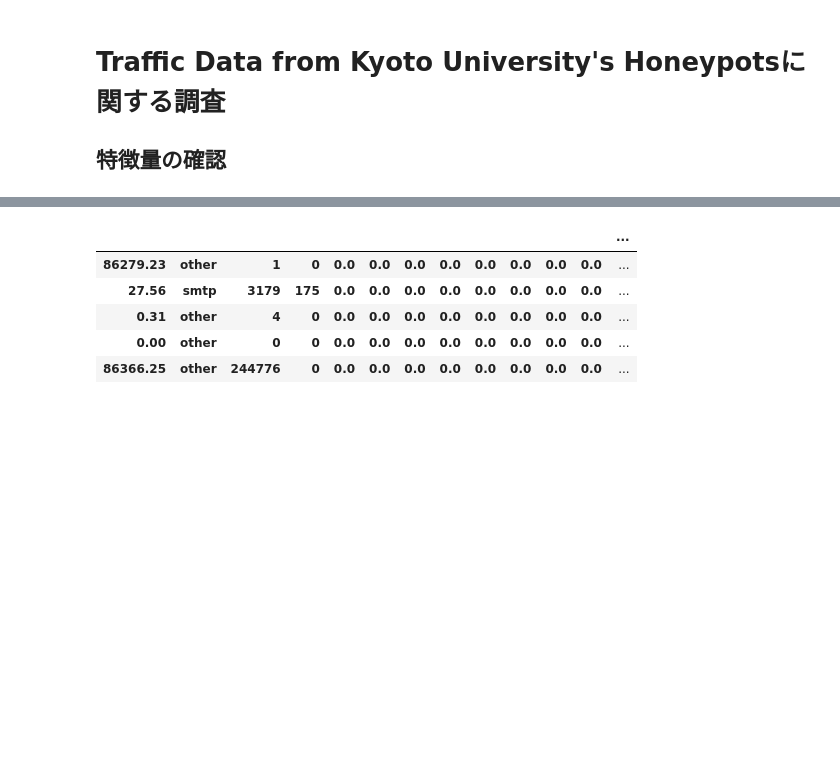
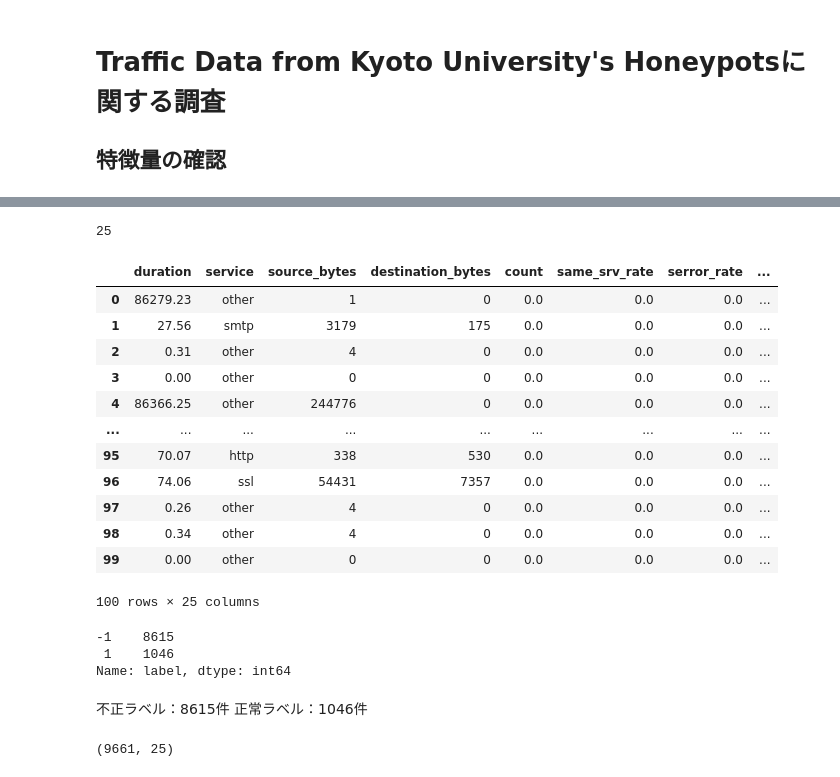
Before and after one commit to RyutaSato/ml-study-archive-rsato, a Jupyter notebook: kyoto_2016/main-2023-6-30.ipynb, the cells around one changed output, grey strips where cells are left out. Drawn from its saved outputs; the diff is of its cells as text; code cells hidden in the pictures; blank space fills up the shorter version.

```diff
--- a/kyoto_2016/main-2023-6-30.ipynb
+++ b/kyoto_2016/main-2023-6-30.ipynb
@@ -20,21 +93,56 @@ names = ['duration', # the length (number of seconds) of the connection
          'count',
          'same_srv_rate',
          'serror_rate',
+         'srv_serror_rate',
          'dst_host_count',
          'dst_host_srv_count',
          'dst_host_same_src_port_rate',
          'dst_host_serror_rate',
          'dst_host_srv_serror_rate',
-         'flag'
+         'flag',
+         'ids_detection',
+         'malware_detection',
+         'ashula_detection',
+         'label',
+         'source_ip_address',
+         'source_port_number',
+         'destination_ip_address',
+         'destination_port_number',
+         'start_time',
+         'duration?',
+         'protocol'
          ]
+print(len(names))
+# %% [output]
+25
 # %%
 # まずは1つのデータのみで特徴量を確認する
-data = pd.read_csv("../dataset/kyoto_2016/2006/11/20061101.txt", names=names, sep='\t')
-data.head()
+data = pd.read_csv("../dataset/kyoto_2016/2006/11/20061101.txt", names=names, sep='\t', index_col=False)
+data.head(100)
 # %% [output]
-|  |  |  |  |  |  |  |  |  |  |  |  | ... |
-| 86279.23 | other | 1 | 0 | 0.0 | 0.0 | 0.0 | 0.0 | 0.0 | 0.0 | 0.0 | 0.0 | ... |
-| 27.56 | smtp | 3179 | 175 | 0.0 | 0.0 | 0.0 | 0.0 | 0.0 | 0.0 | 0.0 | 0.0 | ... |
-| 0.31 | other | 4 | 0 | 0.0 | 0.0 | 0.0 | 0.0 | 0.0 | 0.0 | 0.0 | 0.0 | ... |
-| 0.00 | other | 0 | 0 | 0.0 | 0.0 | 0.0 | 0.0 | 0.0 | 0.0 | 0.0 | 0.0 | ... |
-| 86366.25 | other | 244776 | 0 | 0.0 | 0.0 | 0.0 | 0.0 | 0.0 | 0.0 | 0.0 | 0.0 | ... |
+|  | duration | service | source_bytes | destination_bytes | count | same_srv_rate | serror_rate | ... |
+| 0 | 86279.23 | other | 1 | 0 | 0.0 | 0.0 | 0.0 | ... |
+| 1 | 27.56 | smtp | 3179 | 175 | 0.0 | 0.0 | 0.0 | ... |
+| 2 | 0.31 | other | 4 | 0 | 0.0 | 0.0 | 0.0 | ... |
+| 3 | 0.00 | other | 0 | 0 | 0.0 | 0.0 | 0.0 | ... |
+| 4 | 86366.25 | other | 244776 | 0 | 0.0 | 0.0 | 0.0 | ... |
+| ... | ... | ... | ... | ... | ... | ... | ... | ... |
+| 95 | 70.07 | http | 338 | 530 | 0.0 | 0.0 | 0.0 | ... |
+| 96 | 74.06 | ssl | 54431 | 7357 | 0.0 | 0.0 | 0.0 | ... |
+| 97 | 0.26 | other | 4 | 0 | 0.0 | 0.0 | 0.0 | ... |
+| 98 | 0.34 | other | 4 | 0 | 0.0 | 0.0 | 0.0 | ... |
+| 99 | 0.00 | other | 0 | 0 | 0.0 | 0.0 | 0.0 | ... |
+100 rows × 25 columns
+# %%
+data['label'].value_counts()
+# %% [output]
+-1    8615
+ 1    1046
+Name: label, dtype: int64
+# %% [markdown]
+不正ラベル：8615件
+正常ラベル：1046件
+# %%
+data.shape
+# %% [output]
+(9661, 25)
```
Also changed, not shown: parts of 15 cells of this notebook, 4 other files.
